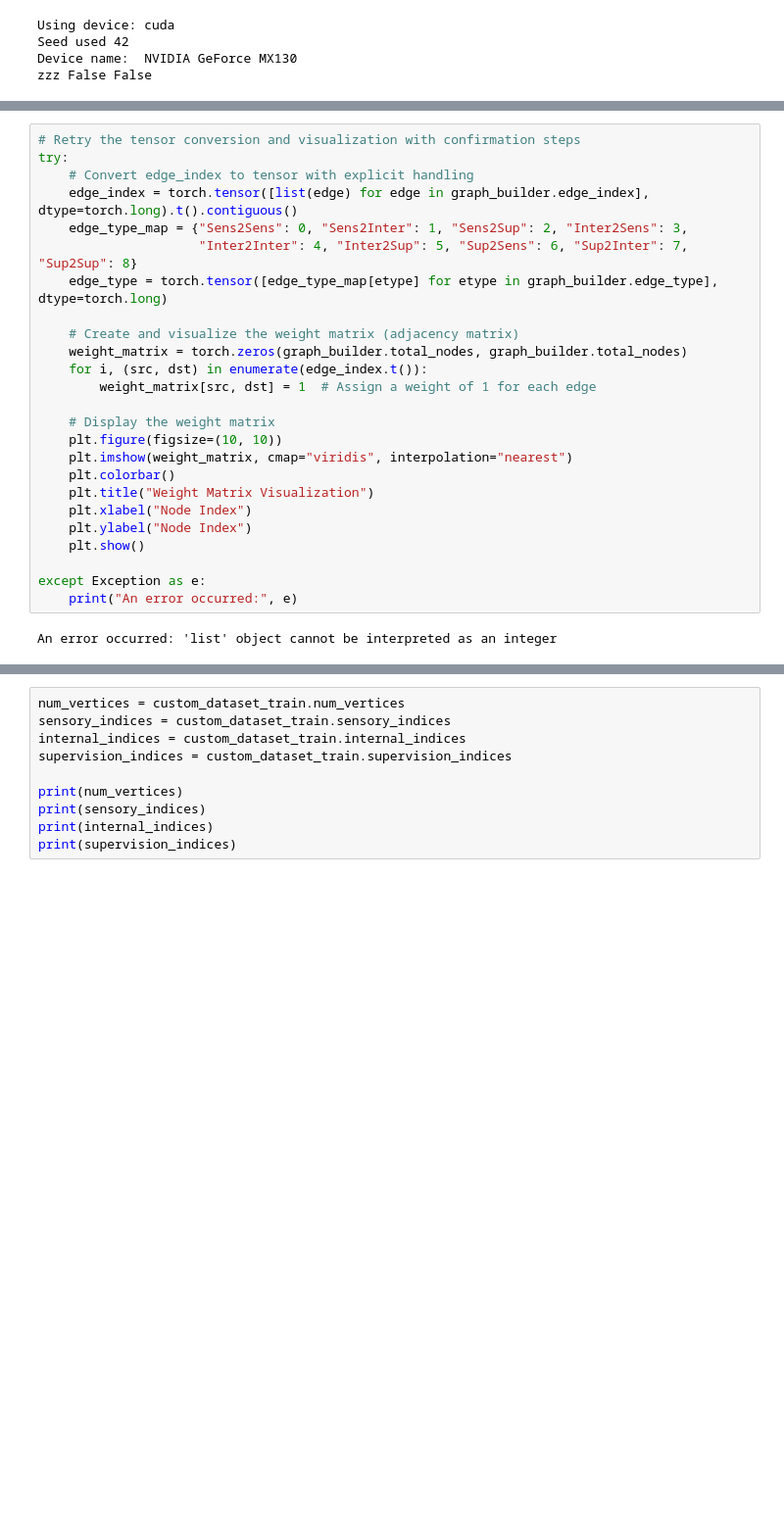
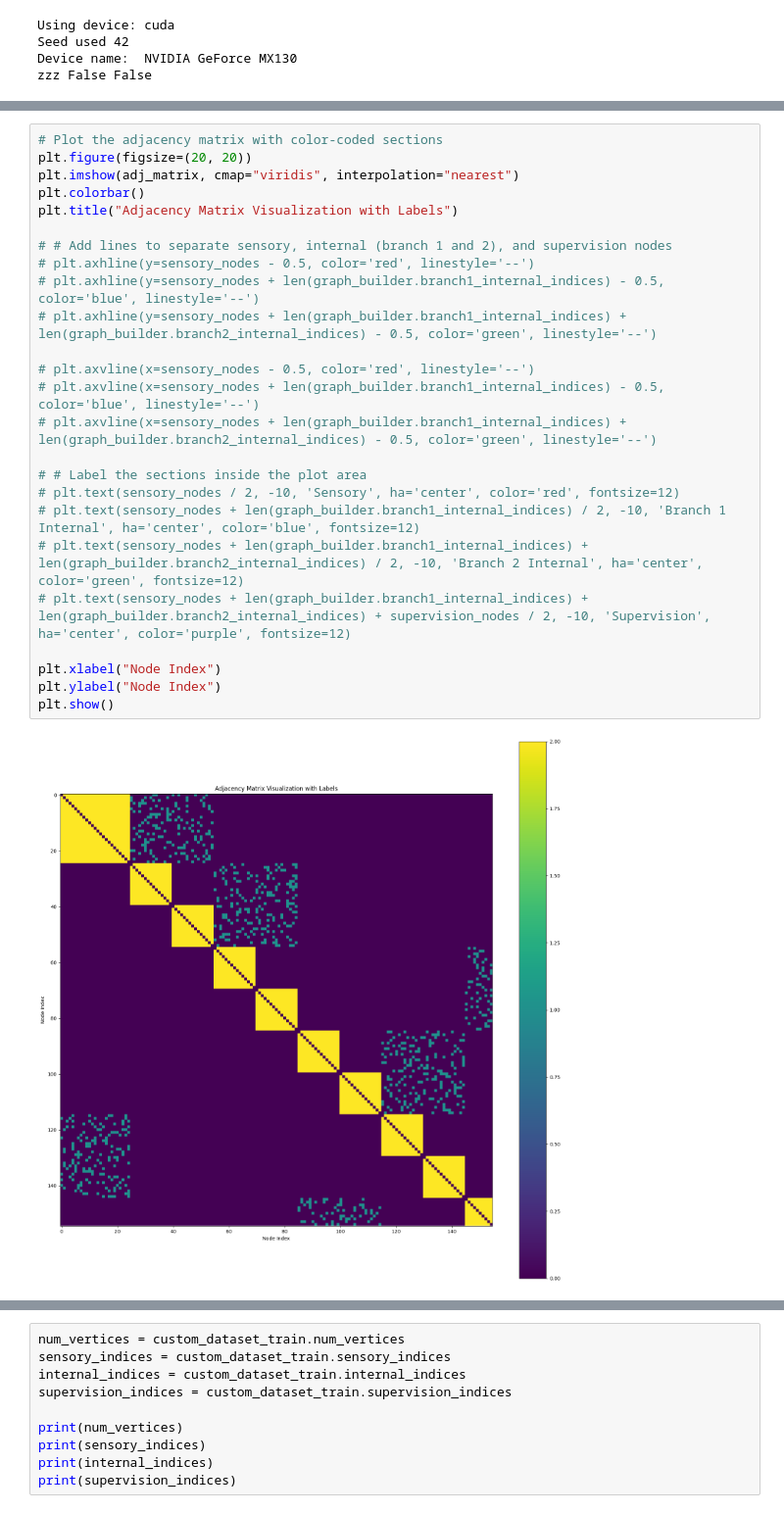
Before and after one commit to erencantatar/GraphPredictiveCoding, a Jupyter notebook: notebooks/training.ipynb, the cells around one changed output, grey strips where cells are left out. Shown at 98% size. Saved outputs shown, nothing was run; the diff lists cells and outputs as text; blank space fills up the shorter version.

Commit message:
two_branch okay

```diff
--- a/notebooks/training.ipynb
+++ b/notebooks/training.ipynb
@@ -372,27 +424,27 @@ AttributeError: 'GraphBuilder' object has no attribute 'sensory_indices'
-# %%
-# Retry the tensor conversion and visualization with confirmation steps
-try:
-    # Convert edge_index to tensor with explicit handling
-    edge_index = torch.tensor([list(edge) for edge in graph_builder.edge_index], dtype=torch.long).t().contiguous()
-    edge_type_map = {"Sens2Sens": 0, "Sens2Inter": 1, "Sens2Sup": 2, "Inter2Sens": 3,
-                     "Inter2Inter": 4, "Inter2Sup": 5, "Sup2Sens": 6, "Sup2Inter": 7, "Sup2Sup": 8}
-    edge_type = torch.tensor([edge_type_map[etype] for etype in graph_builder.edge_type], dtype=torch.long)
-
-    # Create and visualize the weight matrix (adjacency matrix)
-    weight_matrix = torch.zeros(graph_builder.total_nodes, graph_builder.total_nodes)
-    for i, (src, dst) in enumerate(edge_index.t()):
-        weight_matrix[src, dst] = 1  # Assign a weight of 1 for each edge
-
-    # Display the weight matrix
-    plt.figure(figsize=(10, 10))
-    plt.imshow(weight_matrix, cmap="viridis", interpolation="nearest")
-    plt.colorbar()
-    plt.title("Weight Matrix Visualization")
-    plt.xlabel("Node Index")
-    plt.ylabel("Node Index")
-    plt.show()
-
-except Exception as e:
-    print("An error occurred:", e)
-# %% [output]
-An error occurred: 'list' object cannot be interpreted as an integer
+# %%
+# Plot the adjacency matrix with color-coded sections
+plt.figure(figsize=(20, 20))
+plt.imshow(adj_matrix, cmap="viridis", interpolation="nearest")
+plt.colorbar()
+plt.title("Adjacency Matrix Visualization with Labels")
+
+# # Add lines to separate sensory, internal (branch 1 and 2), and supervision nodes
+# plt.axhline(y=sensory_nodes - 0.5, color='red', linestyle='--')
+# plt.axhline(y=sensory_nodes + len(graph_builder.branch1_internal_indices) - 0.5, color='blue', linestyle='--')
+# plt.axhline(y=sensory_nodes + len(graph_builder.branch1_internal_indices) + len(graph_builder.branch2_internal_indices) - 0.5, color='green', linestyle='--')
+
+# plt.axvline(x=sensory_nodes - 0.5, color='red', linestyle='--')
+# plt.axvline(x=sensory_nodes + len(graph_builder.branch1_internal_indices) - 0.5, color='blue', linestyle='--')
+# plt.axvline(x=sensory_nodes + len(graph_builder.branch1_internal_indices) + len(graph_builder.branch2_internal_indices) - 0.5, color='green', linestyle='--')
+
+# # Label the sections inside the plot area
+# plt.text(sensory_nodes / 2, -10, 'Sensory', ha='center', color='red', fontsize=12)
+# plt.text(sensory_nodes + len(graph_builder.branch1_internal_indices) / 2, -10, 'Branch 1 Internal', ha='center', color='blue', fontsize=12)
+# plt.text(sensory_nodes + len(graph_builder.branch1_internal_indices) + len(graph_builder.branch2_internal_indices) / 2, -10, 'Branch 2 Internal', ha='center', color='green', fontsize=12)
+# plt.text(sensory_nodes + len(graph_builder.branch1_internal_indices) + len(graph_builder.branch2_internal_indices) + supervision_nodes / 2, -10, 'Supervision', ha='center', color='purple', fontsize=12)
+
+plt.xlabel("Node Index")
+plt.ylabel("Node Index")
+plt.show()
+# %% [output]
+[figure, added]
```
Also changed, not shown: parts of 7 cells of this notebook.
